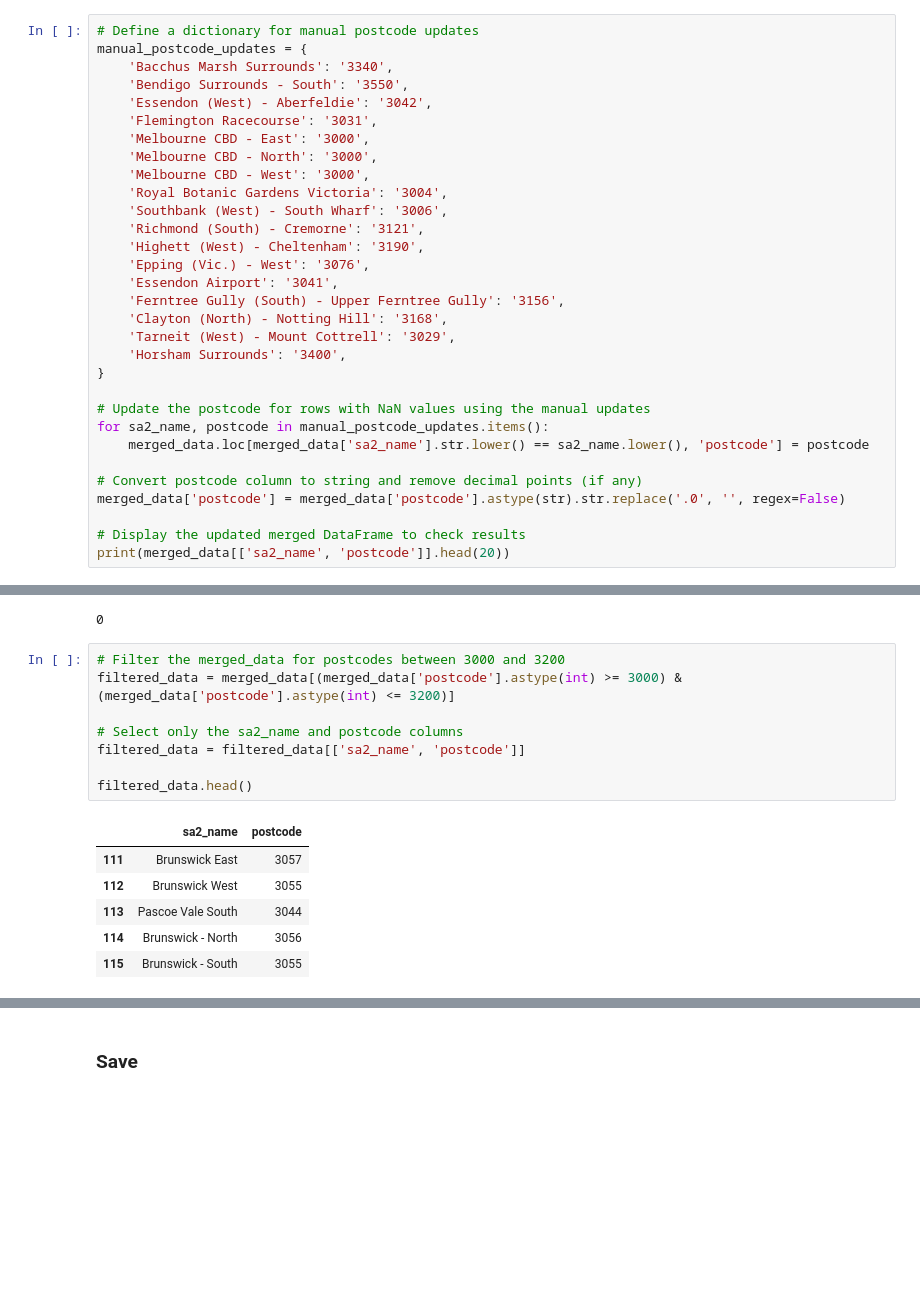
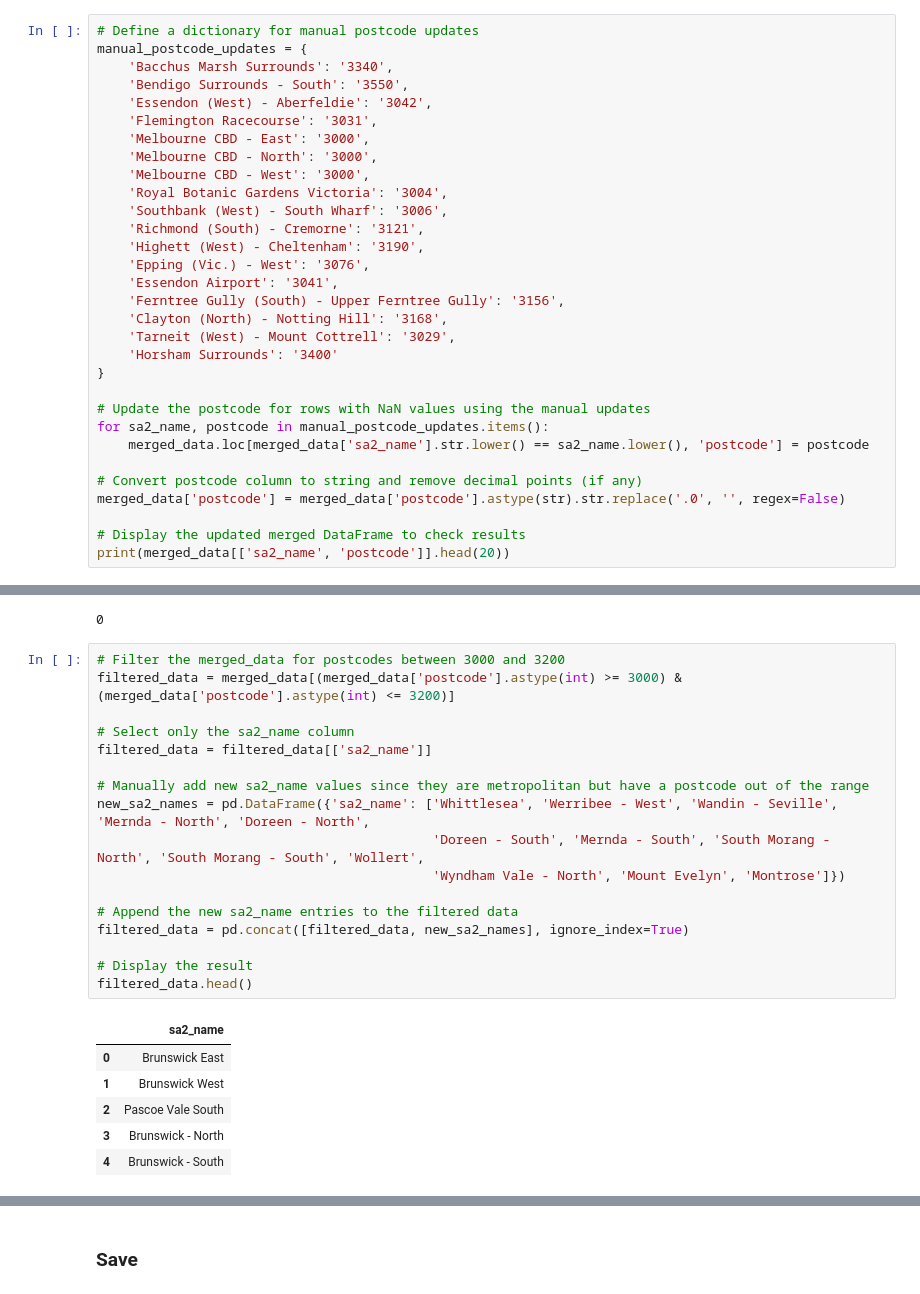
Before and after one commit to MAST30034-AppliedDataScience/project-2-group-real-estate-industry-project-3, a Jupyter notebook: notebooks/metropolitan_victoria.ipynb, the cells around one changed output, grey strips where cells are left out. Saved outputs shown, nothing was run; the diff lists cells and outputs as text; blank space fills up the shorter version.

Commit message:
slight update on the range of suburbs

```diff
--- a/notebooks/metropolitan_victoria.ipynb
+++ b/notebooks/metropolitan_victoria.ipynb
@@ -174,7 +174,7 @@ manual_postcode_updates = {
     'Ferntree Gully (South) - Upper Ferntree Gully': '3156',
     'Clayton (North) - Notting Hill': '3168',
     'Tarneit (West) - Mount Cottrell': '3029',
-    'Horsham Surrounds': '3400',
+    'Horsham Surrounds': '3400'
 }
 
 # Update the postcode for rows with NaN values using the manual updates
@@ -213,18 +213,27 @@ print(len(nan_postcodes))
 # %%
 # Filter the merged_data for postcodes between 3000 and 3200
 filtered_data = merged_data[(merged_data['postcode'].astype(int) >= 3000) & (merged_data['postcode'].astype(int) <= 3200)]
 
-# Select only the sa2_name and postcode columns
-filtered_data = filtered_data[['sa2_name', 'postcode']]
+# Select only the sa2_name column
+filtered_data = filtered_data[['sa2_name']]
 
+# Manually add new sa2_name values since they are metropolitan but have a postcode out of the range
+new_sa2_names = pd.DataFrame({'sa2_name': ['Whittlesea', 'Werribee - West', 'Wandin - Seville', 'Mernda - North', 'Doreen - North',
+                                           'Doreen - South', 'Mernda - South', 'South Morang - North', 'South Morang - South', 'Wollert',
+                                           'Wyndham Vale - North', 'Mount Evelyn', 'Montrose']})
+
+# Append the new sa2_name entries to the filtered data
+filtered_data = pd.concat([filtered_data, new_sa2_names], ignore_index=True)
+
+# Display the result
 filtered_data.head()
 # %% [output]
-|  | sa2_name | postcode |
-| 111 | Brunswick East | 3057 |
-| 112 | Brunswick West | 3055 |
-| 113 | Pascoe Vale South | 3044 |
-| 114 | Brunswick - North | 3056 |
-| 115 | Brunswick - South | 3055 |
+|  | sa2_name |
+| 0 | Brunswick East |
+| 1 | Brunswick West |
+| 2 | Pascoe Vale South |
+| 3 | Brunswick - North |
+| 4 | Brunswick - South |
 # %%
 len(filtered_data)
 # %% [output]
```
Also changed, not shown: parts of 1 cell of this notebook, 5 other files.
